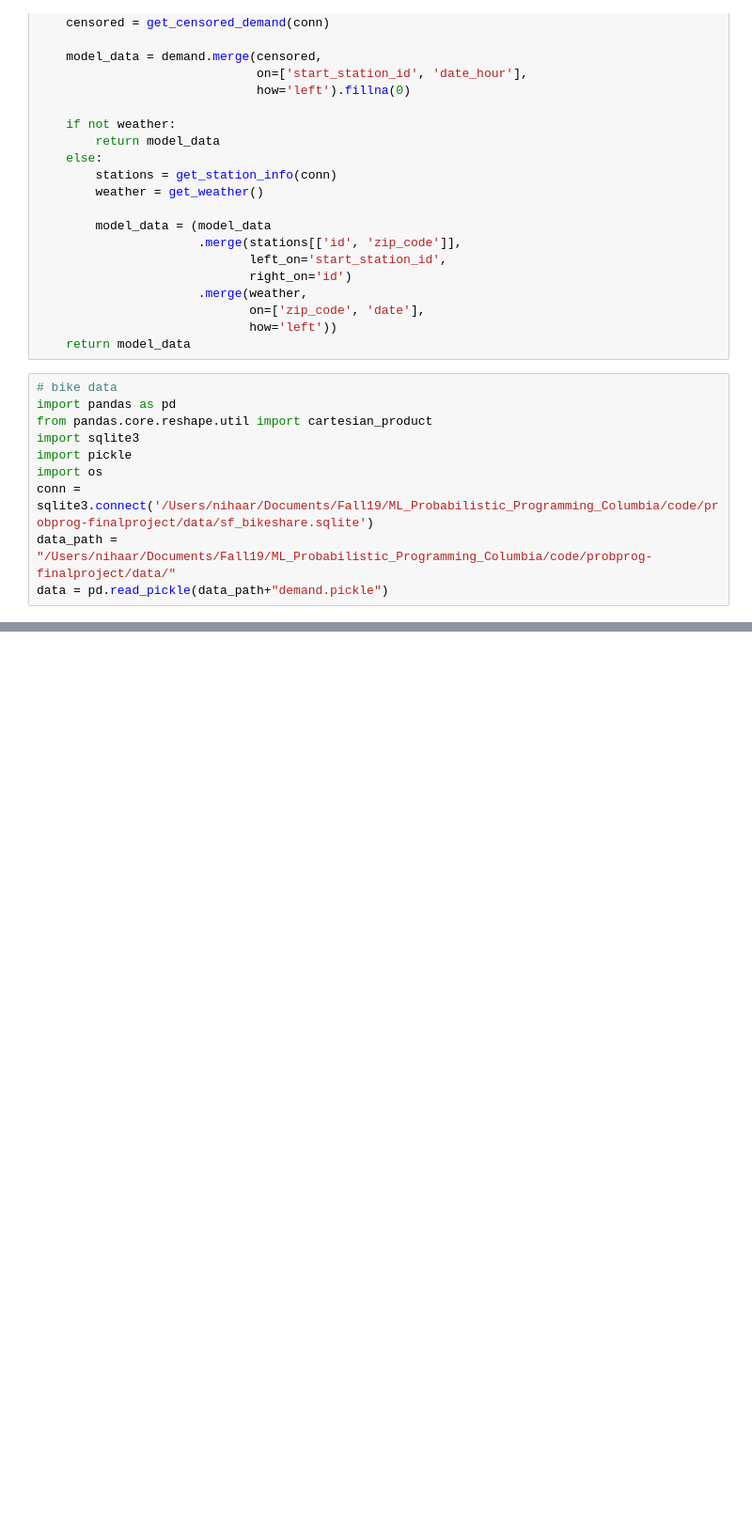
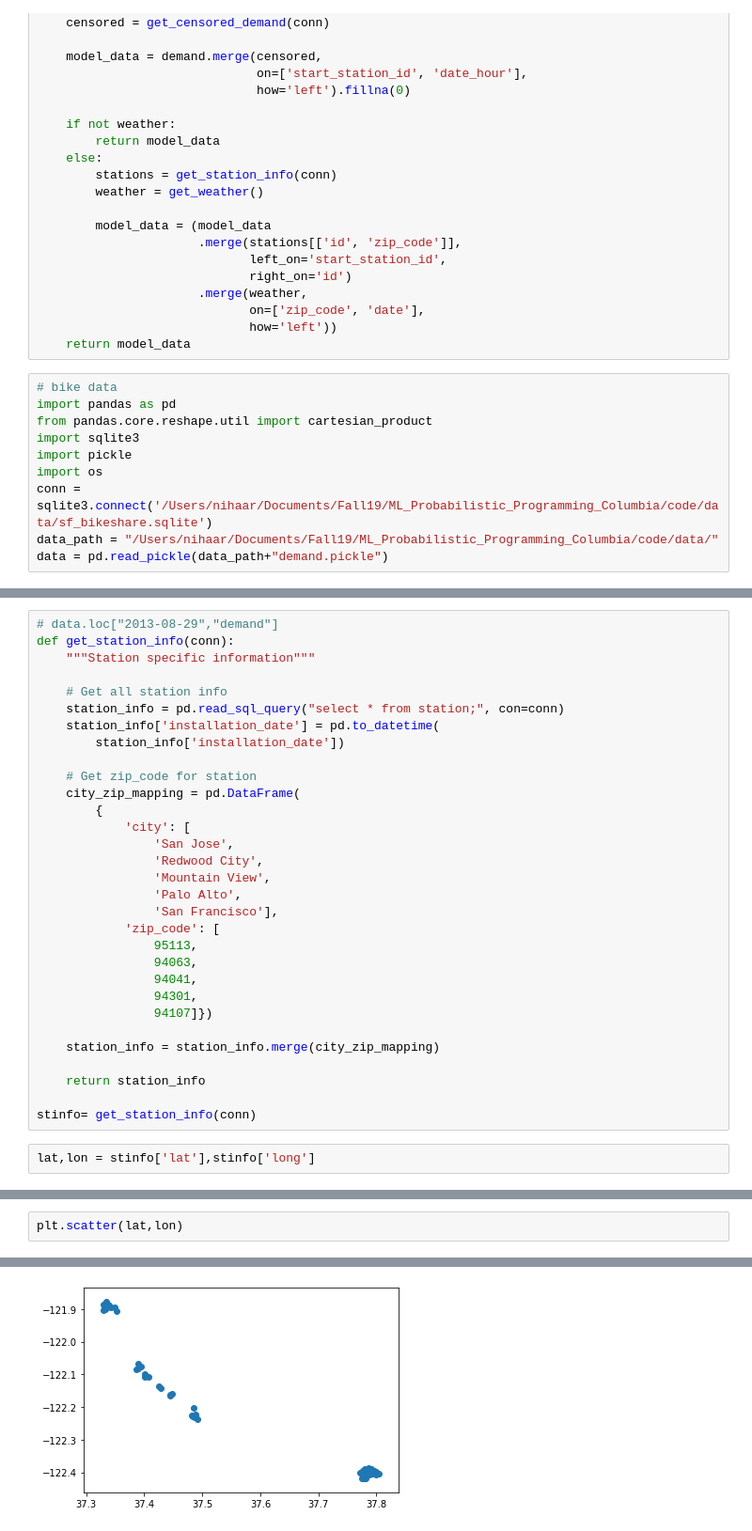
Before and after one commit to ssharpe42/probprog-finalproject, a Jupyter notebook: notebooks/GMM.ipynb, the cells around one changed output, grey strips where cells are left out. Shown at 94% size. Drawn from its saved outputs; the diff is of its cells as text; blank space fills up the shorter version.

```diff
--- a/notebooks/GMM.ipynb
+++ b/notebooks/GMM.ipynb
@@ -89,6 +107,6 @@ from pandas.core.reshape.util import cartesian_product
 import sqlite3
 import pickle
 import os
-conn = sqlite3.connect('/Users/nihaar/Documents/Fall19/ML_Probabilistic_Programming_Columbia/code/probprog-finalproject/data/sf_bikeshare.sqlite')
-data_path = "/Users/nihaar/Documents/Fall19/ML_Probabilistic_Programming_Columbia/code/probprog-finalproject/data/"
+conn = sqlite3.connect('/Users/nihaar/Documents/Fall19/ML_Probabilistic_Programming_Columbia/code/data/sf_bikeshare.sqlite')
+data_path = "/Users/nihaar/Documents/Fall19/ML_Probabilistic_Programming_Columbia/code/data/"
 data = pd.read_pickle(data_path+"demand.pickle")
@@ -110,0 +113,33 @@ Name: date_hour, Length: 1208874, dtype: datetime64[ns]
+# %%
+# data.loc["2013-08-29","demand"]
+def get_station_info(conn):
+    """Station specific information"""
+
+    # Get all station info
+    station_info = pd.read_sql_query("select * from station;", con=conn)
+    station_info['installation_date'] = pd.to_datetime(
+        station_info['installation_date'])
+
+    # Get zip_code for station
+    city_zip_mapping = pd.DataFrame(
+        {
+            'city': [
+                'San Jose',
+                'Redwood City',
+                'Mountain View',
+                'Palo Alto',
+                'San Francisco'],
+            'zip_code': [
+                95113,
+                94063,
+                94041,
+                94301,
+                94107]})
+
+    station_info = station_info.merge(city_zip_mapping)
+
+    return station_info
+
+stinfo= get_station_info(conn)
+# %%
+lat,lon = stinfo['lat'],stinfo['long']
@@ -110,0 +148,3 @@ Name: date_hour, Length: 1208874, dtype: datetime64[ns]
+# %%
+plt.scatter(lat,lon)
+# %% [output]
@@ -111,3 +152,4 @@ Name: date_hour, Length: 1208874, dtype: datetime64[ns]
+[figure, added]
 # %%
 ## Defining the Model
 
```
Also changed, not shown: parts of 4 cells of this notebook, 1 other file.
